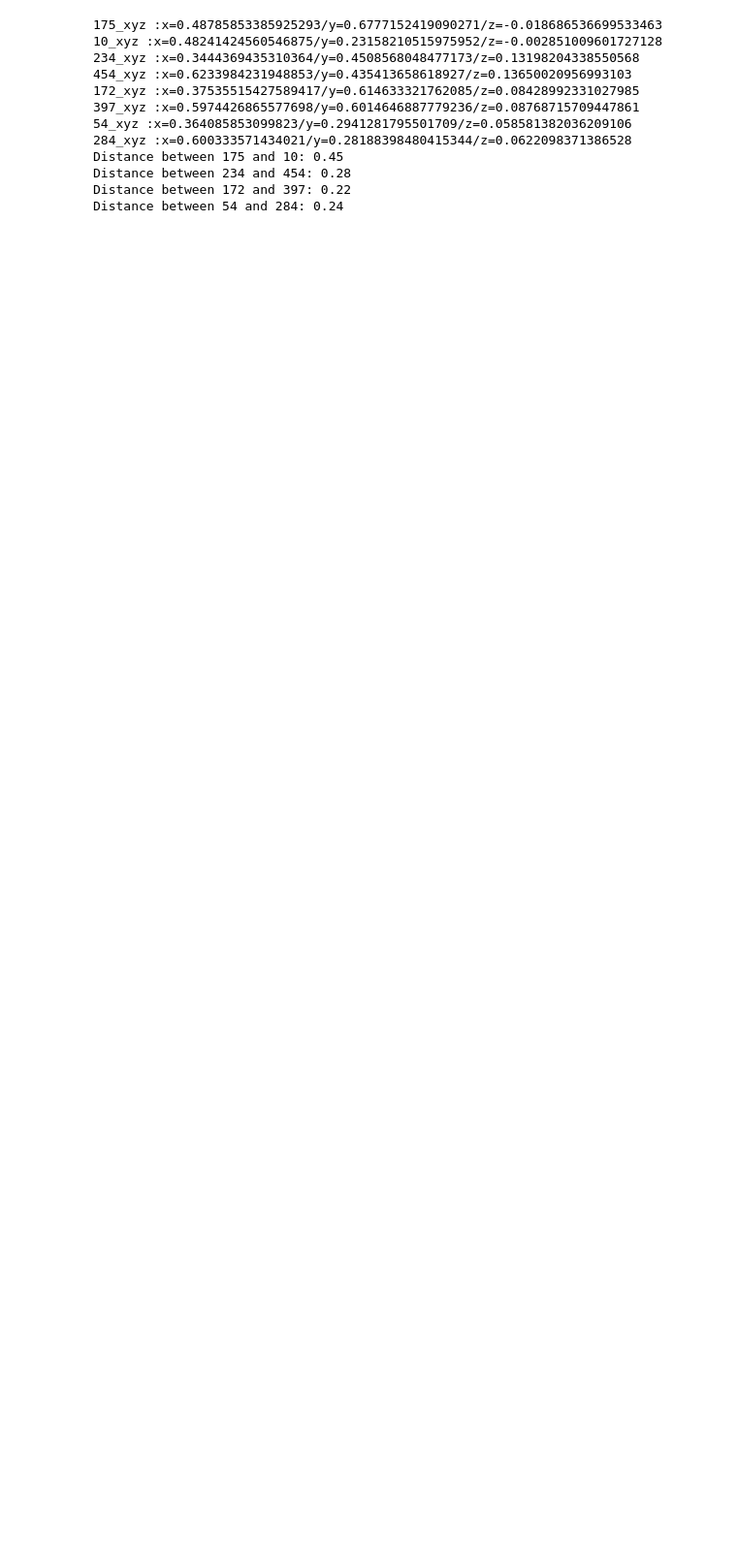
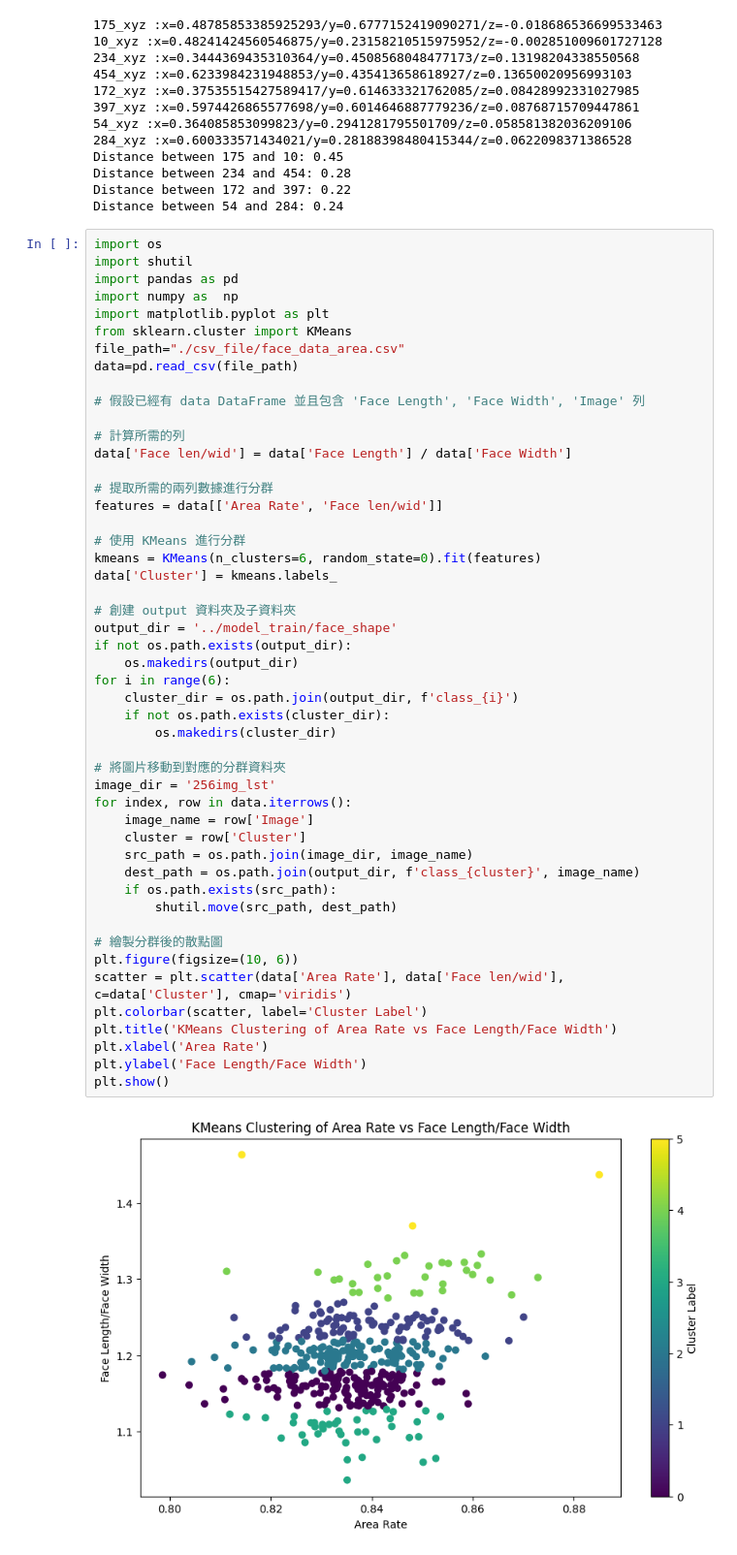
Before and after one commit to Peiteng-Chuang/Mediapipe-_face_recognition, a Jupyter notebook: test_mediapipe/Classifier.ipynb, the cells around one changed output. Shown at 97% size. Saved outputs shown, nothing was run; the diff lists cells and outputs as text; blank space fills up the shorter version.

```diff
--- a/test_mediapipe/Classifier.ipynb
+++ b/test_mediapipe/Classifier.ipynb
@@ -73,3 +73,54 @@ Distance between 175 and 10: 0.45
 Distance between 234 and 454: 0.28
 Distance between 172 and 397: 0.22
 Distance between 54 and 284: 0.24
+# %%
+import os
+import shutil
+import pandas as pd
+import numpy as  np
+import matplotlib.pyplot as plt
+from sklearn.cluster import KMeans
+file_path="./csv_file/face_data_area.csv"
+data=pd.read_csv(file_path)
+
+# 假設已經有 data DataFrame 並且包含 'Face Length', 'Face Width', 'Image' 列
+
+# 計算所需的列
+data['Face len/wid'] = data['Face Length'] / data['Face Width']
+
+# 提取所需的兩列數據進行分群
+features = data[['Area Rate', 'Face len/wid']]
+
+# 使用 KMeans 進行分群
+kmeans = KMeans(n_clusters=6, random_state=0).fit(features)
+data['Cluster'] = kmeans.labels_
+
+# 創建 output 資料夾及子資料夾
+output_dir = '../model_train/face_shape'
+if not os.path.exists(output_dir):
+    os.makedirs(output_dir)
+for i in range(6):
+    cluster_dir = os.path.join(output_dir, f'class_{i}')
+    if not os.path.exists(cluster_dir):
+        os.makedirs(cluster_dir)
+
+# 將圖片移動到對應的分群資料夾
+image_dir = '256img_lst'
+for index, row in data.iterrows():
+    image_name = row['Image']
+    cluster = row['Cluster']
+    src_path = os.path.join(image_dir, image_name)
+    dest_path = os.path.join(output_dir, f'class_{cluster}', image_name)
+    if os.path.exists(src_path):
+        shutil.move(src_path, dest_path)
+
+# 繪製分群後的散點圖
+plt.figure(figsize=(10, 6))
+scatter = plt.scatter(data['Area Rate'], data['Face len/wid'], c=data['Cluster'], cmap='viridis')
+plt.colorbar(scatter, label='Cluster Label')
+plt.title('KMeans Clustering of Area Rate vs Face Length/Face Width')
+plt.xlabel('Area Rate')
+plt.ylabel('Face Length/Face Width')
+plt.show()
+# %% [output]
+[figure, added]
```
Also changed, not shown: 5 other files.
